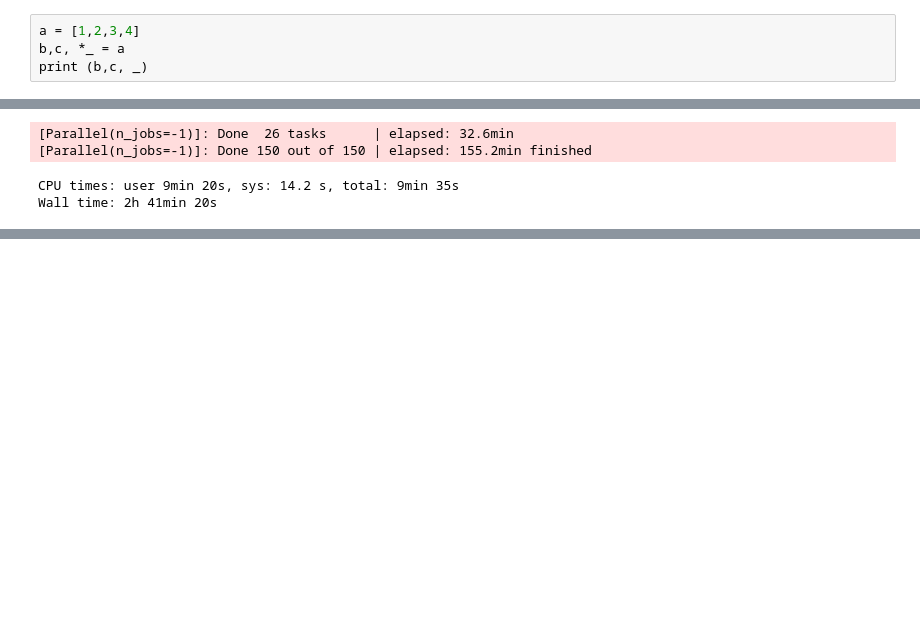
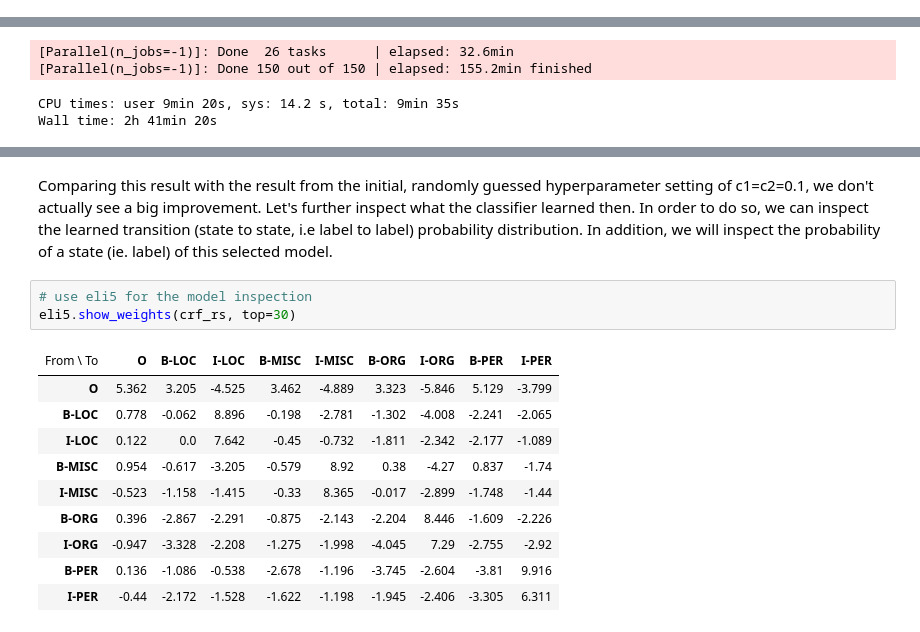
Before and after one commit to cocoaaa/IE, a Jupyter notebook: HW1/notebooks/ner_crf.ipynb, the cells around one changed output, grey strips where cells are left out. Cells and saved outputs as stored; diff of their text form; blank space fills up the shorter version.

```diff
--- a/HW1/notebooks/ner_crf.ipynb
+++ b/HW1/notebooks/ner_crf.ipynb
@@ -142,7 +148,3 @@ print(X.head())
 We represent a token/word as a feature vector using the following features:
 word in lowercase, POS, suffix2, suffix3, word shape info, prev_word in lowercase, prev_word_POS, prev_word_shape, next_word in lowercase, next_word_POS, next_word_shape,
 location in the sentence (BOS, EOS)
-# %%
-a = [1,2,3,4]
-b,c, *_ = a
-print (b,c, _)
@@ -560,0 +486,16 @@ print('model size: {:0.2f}M'.format(rs.best_estimator_.size_ / 1000000))
+# %% [markdown]
+Comparing this result with the result from the initial, randomly guessed hyperparameter setting of c1=c2=0.1, we don't actually see a big improvement. Let's further inspect what the classifier learned then. In order to do so, we can inspect the learned transition (state to state, i.e label to label) probability distribution. In addition, we will inspect the probability of a state (ie. label) of this selected model.
+# %%
+# use eli5 for the model inspection
+eli5.show_weights(crf_rs, top=30)
+# %% [output]
+| From \ To | O | B-LOC | I-LOC | B-MISC | I-MISC | B-ORG | I-ORG | B-PER | I-PER |
+| O | 5.362 | 3.205 | -4.525 | 3.462 | -4.889 | 3.323 | -5.846 | 5.129 | -3.799 |
+| B-LOC | 0.778 | -0.062 | 8.896 | -0.198 | -2.781 | -1.302 | -4.008 | -2.241 | -2.065 |
+| I-LOC | 0.122 | 0.0 | 7.642 | -0.45 | -0.732 | -1.811 | -2.342 | -2.177 | -1.089 |
+| B-MISC | 0.954 | -0.617 | -3.205 | -0.579 | 8.92 | 0.38 | -4.27 | 0.837 | -1.74 |
+| I-MISC | -0.523 | -1.158 | -1.415 | -0.33 | 8.365 | -0.017 | -2.899 | -1.748 | -1.44 |
+| B-ORG | 0.396 | -2.867 | -2.291 | -0.875 | -2.143 | -2.204 | 8.446 | -1.609 | -2.226 |
+| I-ORG | -0.947 | -3.328 | -2.208 | -1.275 | -1.998 | -4.045 | 7.29 | -2.755 | -2.92 |
+| B-PER | 0.136 | -1.086 | -0.538 | -2.678 | -1.196 | -3.745 | -2.604 | -3.81 | 9.916 |
+| I-PER | -0.44 | -2.172 | -1.528 | -1.622 | -1.198 | -1.945 | -2.406 | -3.305 | 6.311 |
```
Also changed, not shown: parts of 29 cells of this notebook, 1 other file.
